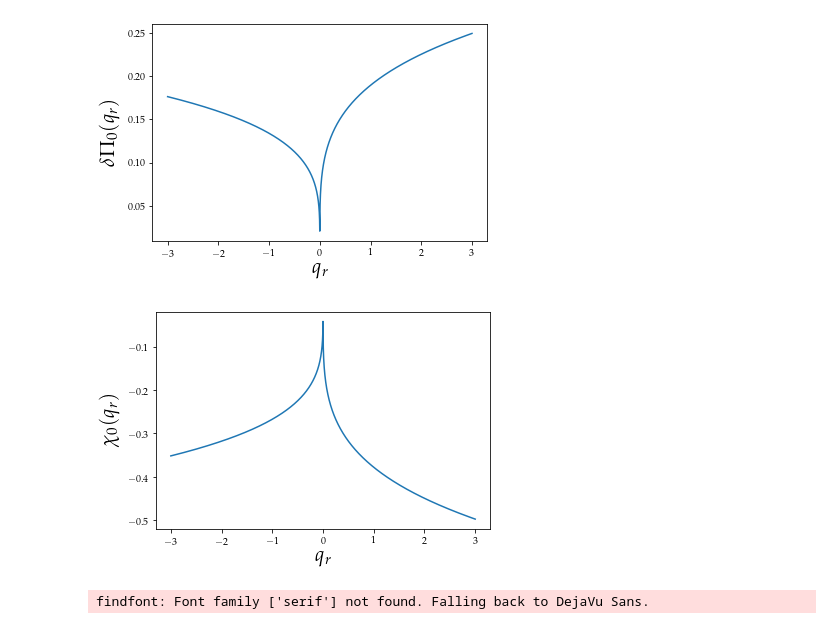
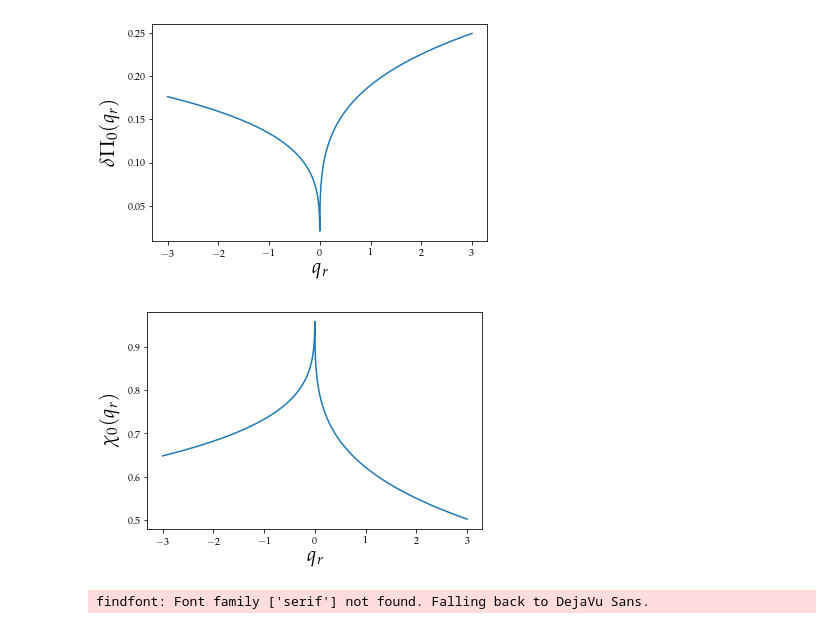
Before and after one commit to ldebbeler/QuarticDispersion, a Jupyter notebook: data/quartic.ipynb, the cells around one changed output. Drawn from its saved outputs; the diff is of its cells as text; code cells hidden in the pictures.

Commit message:
Improved Tight binding calculation for bare susceptibility.

```diff
--- a/data/quartic.ipynb
+++ b/data/quartic.ipynb
@@ -253,18 +227,19 @@ plt.show()
 # %% [output]
 [figure]
 # %%
+# bare susceptibility for quartic dispersion
 def f(qr,alf):
     if(qr<0):
-        return -2*abs(qr)**(1.0/alf)/(2*math.pi*(2)**(1.0/alf))*1/math.tan(math.pi/alf)
+        return -2*abs(qr)**(1.0/alf)/(2*math.pi*(2)**(1.0/alf))*1/math.tan(math.pi/alf) +1.0
     else:
-        return -2*abs(qr)**(1.0/alf)/(2*math.pi*(2)**(1.0/alf))*1/math.sin(math.pi/alf)
+        return -2*abs(qr)**(1.0/alf)/(2*math.pi*(2)**(1.0/alf))*1/math.sin(math.pi/alf)+1.0
 f2 = np.vectorize(f)
 x = np.linspace(-3, 3, 5000)
 plt.plot(x, f2(x,4))
 plt.xlabel(r'$q_r$',fontsize=20)
 plt.ylabel(r'$\chi_0(q_r)$',fontsize=20)
 #plt.savefig('Graphics/flatBubble.pdf',bbox_inches="tight")
 plt.show()
 # %% [output]
-[figure, old version]
+[figure, new version]
 # %%
```
Also changed, not shown: parts of 10 cells of this notebook, 11 other files.
